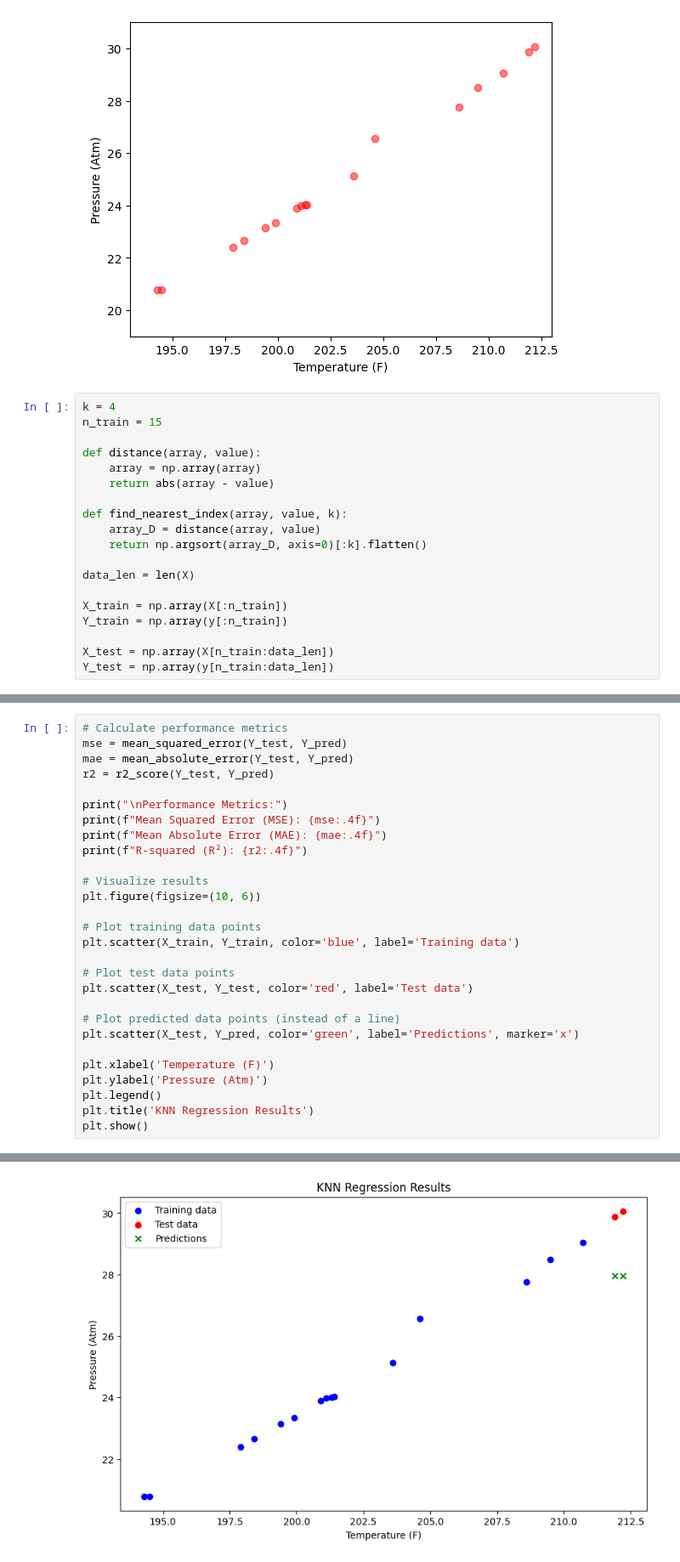
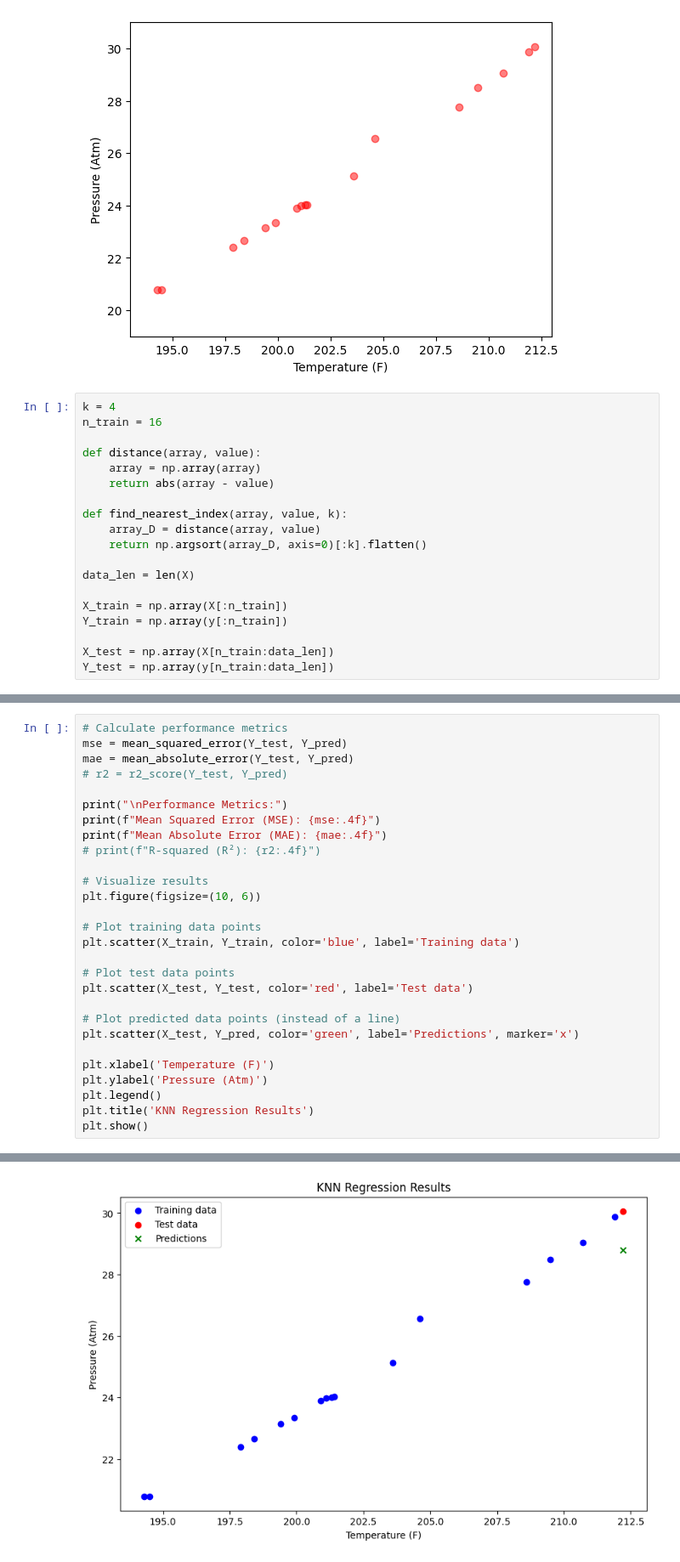
Before and after one commit to yuk068/machine-learning-mat3533, a Jupyter notebook: Jupyter/knn-assignment/exampleA2_temp_atm.ipynb, the cells around one changed output, grey strips where cells are left out. Shown at 85% size. Drawn from its saved outputs; the diff is of its cells as text.

```diff
--- a/Jupyter/knn-assignment/exampleA2_temp_atm.ipynb
+++ b/Jupyter/knn-assignment/exampleA2_temp_atm.ipynb
@@ -21,7 +21,7 @@ plt.show()
 [figure]
 # %%
 k = 4
-n_train = 15
+n_train = 16
 
 def distance(array, value):
     array = np.array(array)
@@ -52,12 +51,12 @@ for i in range(len(X_test)):
 # Calculate performance metrics
 mse = mean_squared_error(Y_test, Y_pred)
 mae = mean_absolute_error(Y_test, Y_pred)
-r2 = r2_score(Y_test, Y_pred)
+# r2 = r2_score(Y_test, Y_pred)
 
 print("\nPerformance Metrics:")
 print(f"Mean Squared Error (MSE): {mse:.4f}")
 print(f"Mean Absolute Error (MAE): {mae:.4f}")
-print(f"R-squared (R²): {r2:.4f}")
+# print(f"R-squared (R²): {r2:.4f}")
 
 # Visualize results
 plt.figure(figsize=(10, 6))
@@ -84 +82 @@ R-squared (R²): -496.2994
-[figure, old version]
+[figure, new version]
```
Also changed, not shown: parts of 2 cells of this notebook, 5 other files.
